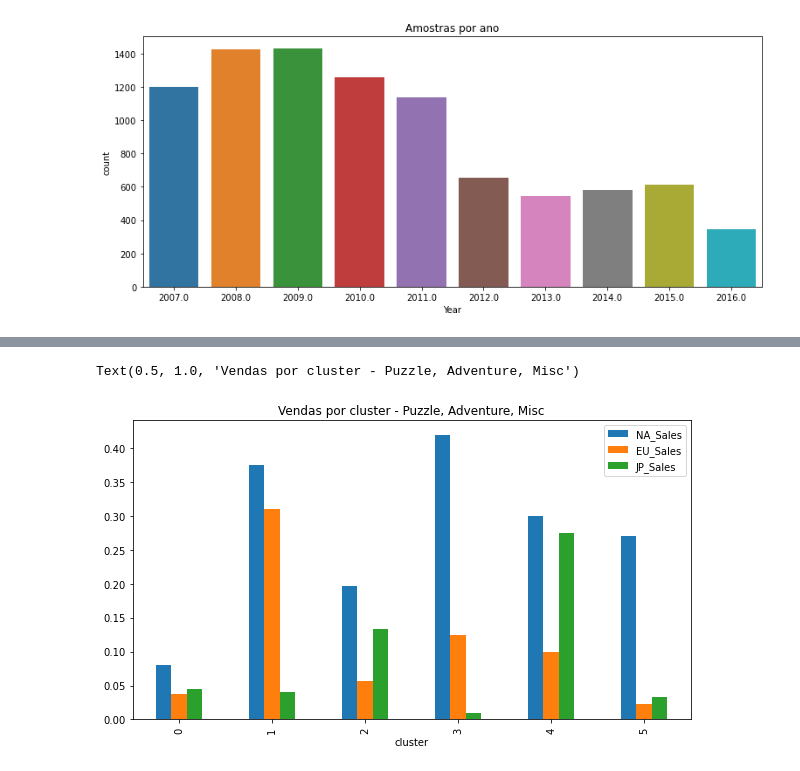
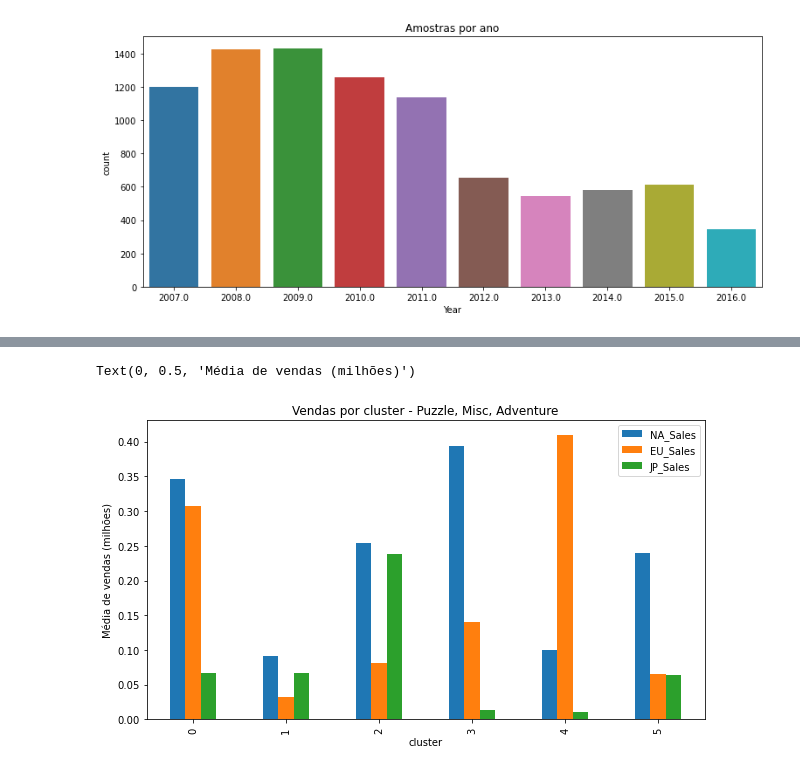
Before and after one commit to lucianoaclemente/machine_learning, a Jupyter notebook: analise_venda_de_jogos.ipynb, the cells around one changed output, grey strips where cells are left out. Cells and saved outputs as stored; diff of their text form; code cells hidden in the pictures.

```diff
--- a/analise_venda_de_jogos.ipynb
+++ b/analise_venda_de_jogos.ipynb
@@ -37,11 +55,11 @@ df["Name"] = df["Name"] + " (" + df["Genre"] + ", " + df["Platform"] + ")"
 # %%
-# Filtrando jogos que foram vendidos em todas as regiões entre 2007 e 2010 abaixo de 1 milhão de cópias, exceto Nintendo
-df_sales = df[(df["Year"] >= 2007) & (df["Year"] <= 2010) & (df["Publisher"] != "Nintendo")][['Genre', 'NA_Sales', 'EU_Sales', 'JP_Sales', 'Global_Sales', 'Name']]
+# Filtrando jogos que foram vendidos em todas as regiões entre 2007 e 2010 abaixo de 1 milhão de dolares
+df_sales = df[(df["Year"] >= 2007) & (df["Year"] <= 2010)]
 df_sales = df_sales[(df_sales['NA_Sales'] > 0) & (df_sales['EU_Sales'] > 0) & (df_sales['JP_Sales'] > 0) & (df_sales['Global_Sales'] < 1.0)]
+df_sales["Name"] = df_sales["Name"] + " (" + df_sales["Genre"] + ", " + df_sales["Platform"] + ")"
 # %%
 # Recuperando o ranking de vendas
 df_sales_genre = df_sales.groupby(["Genre"]).aggregate("sum")[['Global_Sales']].sort_values(['Global_Sales'],ascending=True).head(3)
-df_sales = df_sales[df_sales["Genre"].isin(df_sales_genre.index)]
 df_sales_genre
 # %% [output]
 |  | Global_Sales |
@@ -60,0 +70,3 @@ df_sales.head()
+# %%
+df_sales = df_sales[df_sales["Genre"].isin(df_sales_genre.index)].drop(['Rank','Genre','Platform'], axis=1)
+df_sales.head()
@@ -61,21 +80,22 @@ df_sales.head()
 # %%
 data_array = df_sales[['NA_Sales', 'EU_Sales', 'JP_Sales']].values
 
-kmeans = KMeans(n_clusters=6, init='k-means++', n_init=100, random_state=101)
+kmeans = KMeans(n_clusters=6, init='k-means++', n_init=10, random_state=101)
 # %%
 legends = [
-    "Vendas mínimas em todas as regiões",
-    "Vendeu de forma equivalente em NA e EU e mínima em JP",
-    "Vendas médias em todas as regiões",
-    "Vendeu muito em NA, médio em EU e minima em JP",
-    "Vendeu de forma equivalente em NA e JP e médio em EU",
-    "Vendas máximas em NA e minimas em EU e JP"
+    "Títulos com vendas máximas em NA e EU e mínimas em JP",
+    "Títulos com vendas mínimas em todas as regiões",
+    "Títulos com vendas médias em NA e JP e mínimas em EU",
+    "Títulos com vendas máximas em NA, médias em EU e mínimas em JP",
+    "Títulos com vendas máximas na EU e vendas mínimas em NA e JP",
+    "Títulos com vendas máximas em NA e vendas mínimas em EU e JP"
           ]
 
 df_sales["cluster"] = kmeans.fit_predict(data_array)
 grouped = df_sales.groupby(["cluster"]).aggregate("mean")[['NA_Sales', 'EU_Sales', 'JP_Sales']]
 grouped.plot.bar(figsize=(10,5.5))
 plt.title("Vendas por cluster - " + df_sales_genre.index.str.cat(sep=', '))
+plt.ylabel('Média de vendas (milhões)')
 # %% [output]
-Text(0.5, 1.0, 'Vendas por cluster - Puzzle, Adventure, Misc')
+Text(0, 0.5, 'Média de vendas (milhões)')
-[figure, old version]
+[figure, new version]
```
Also changed, not shown: parts of 9 cells of this notebook.
